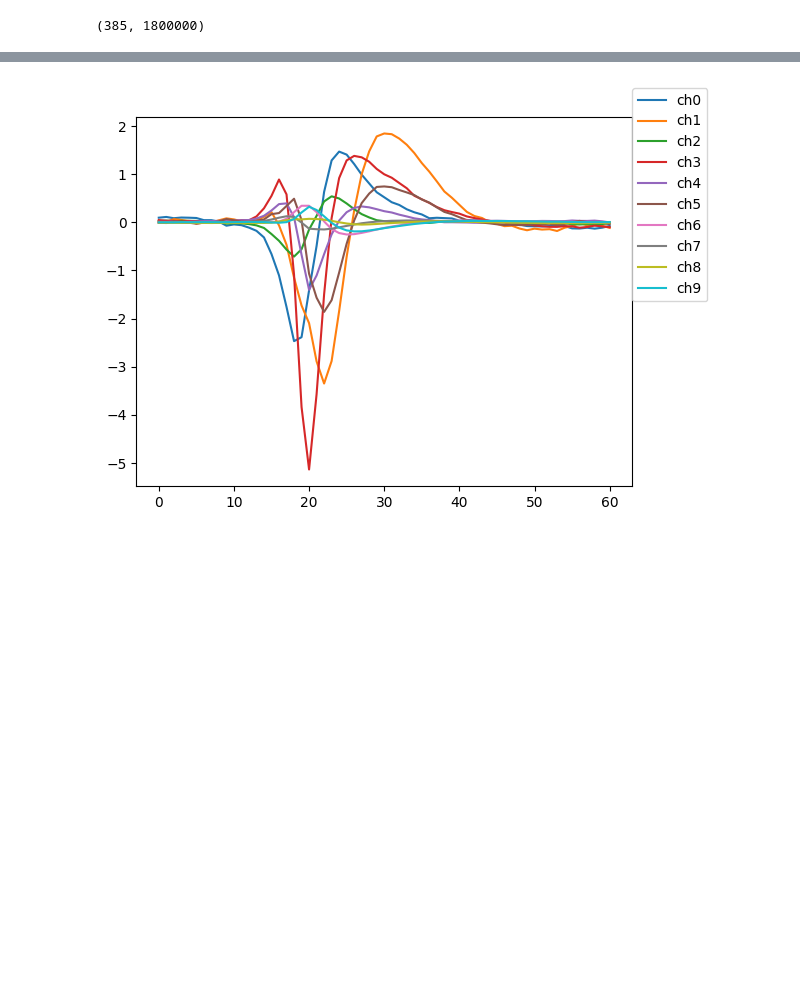
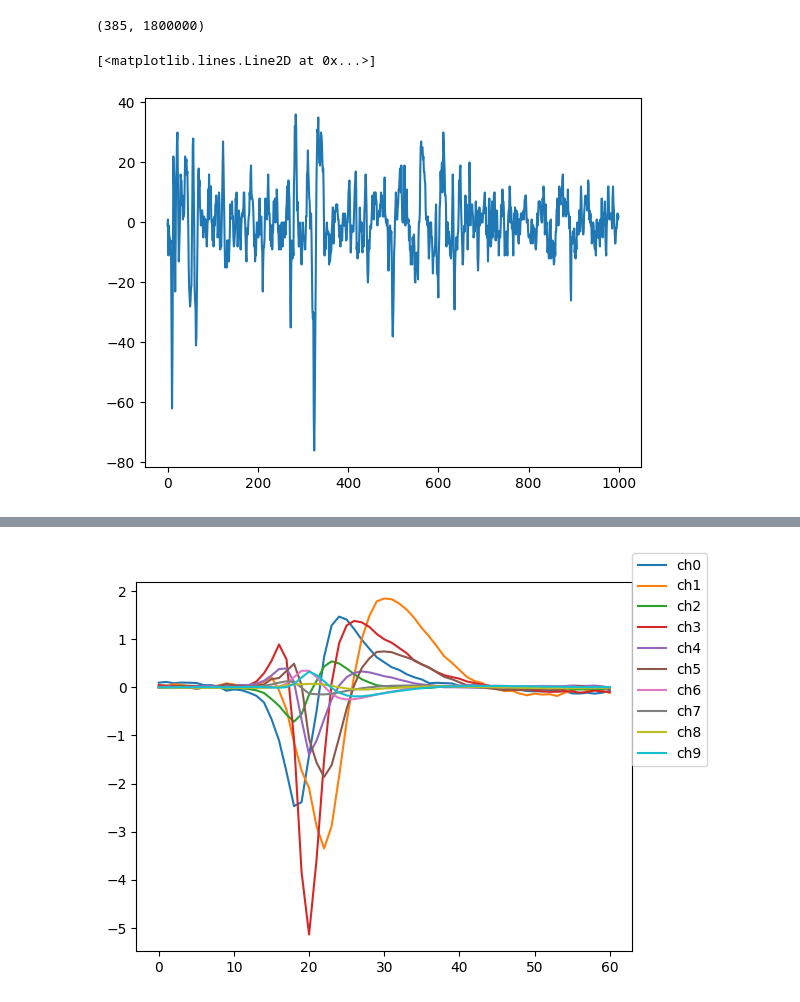
Before and after one commit to dyballa/TempoSort, a Jupyter notebook: data/2017_UCL_Neuropixels/analyzing-Kilosort4-output.ipynb, the cells around one changed output, grey strips where cells are left out. Cells and saved outputs as stored; diff of their text form; code cells hidden in the pictures; blank space fills up the shorter version.

```diff
--- a/data/2017_UCL_Neuropixels/analyzing-Kilosort4-output.ipynb
+++ b/data/2017_UCL_Neuropixels/analyzing-Kilosort4-output.ipynb
@@ -40,4 +41,9 @@ with open(inputfilename, 'rb') as fid:
 data_array.shape
 # %% [output]
 (385, 1800000)
+# %%
+plt.plot(data_array[0,:1000])
+# %% [output]
+[<matplotlib.lines.Line2D at 0x...>]
+[figure, added]
 # %%
```
Also changed, not shown: parts of 15 cells of this notebook, 2 other files.
